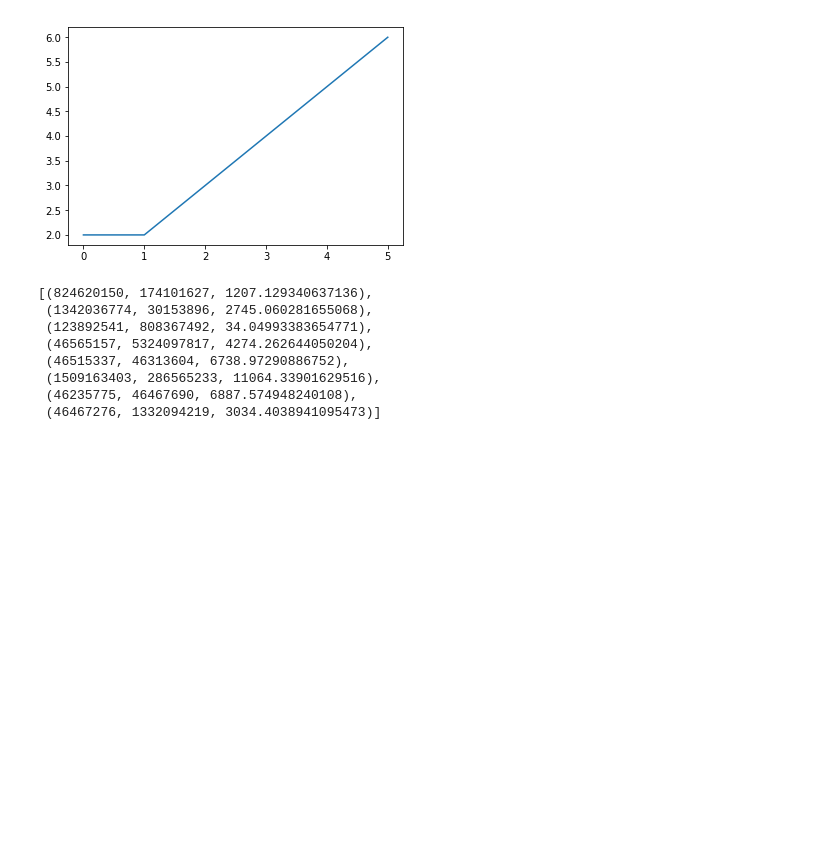
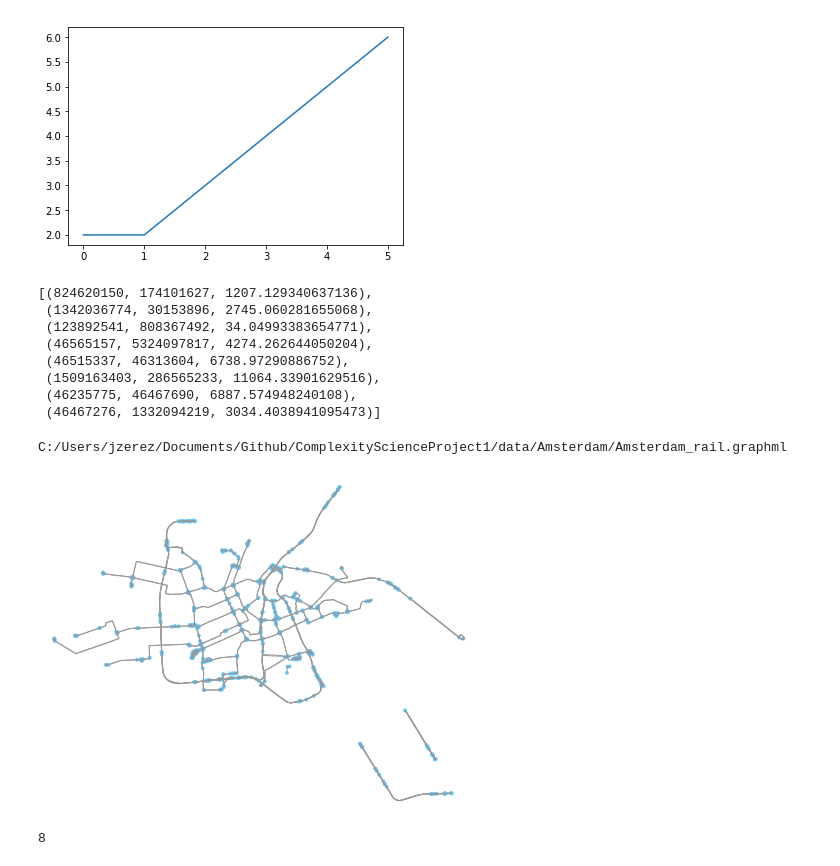
Before and after one commit to jzerez/BikeNetworks, a Jupyter notebook: code/Final Notebook_Nate_Jon_Nate.ipynb, the cells around one changed output. Cells and saved outputs as stored; diff of their text form; code cells hidden in the pictures; blank space fills up the shorter version.

```diff
--- a/code/Final Notebook_Nate_Jon_Nate.ipynb
+++ b/code/Final Notebook_Nate_Jon_Nate.ipynb
@@ -14,8 +14,9 @@ def get_data(city='Detroit', mode='bike', root_path='../data/'):
             files = os.listdir(root_path+folder)
             bike_data = [file for file in files if mode in file][0]
             path = root_path + folder+ '/'+ bike_data;
-    G = ox.load_graphml('C:/Users/nlepore/ComplexityScienceProject1/data/{}/{}_bike.graphml'.format(city,city))
-    #G = ox.load_graphml('C:/Users/jzerez/Documents/Github/ComplexityScienceProject1/data/{}/{}_bike.graphml'.format(city,city))
+#     G = ox.load_graphml('C:/Users/nlepore/ComplexityScienceProject1/data/{}/{}_bike.graphml'.format(city,city))
+    print('C:/Users/jzerez/Documents/Github/ComplexityScienceProject1/data/{}/{}_{}.graphml'.format(city,city,mode))
+    G = ox.load_graphml('C:/Users/jzerez/Documents/Github/ComplexityScienceProject1/data/{}/{}_{}.graphml'.format(city,city,mode))
     convert_lengths_to_floats(G)
     return G
     #return nx.read_graphml(path)
@@ -479,3 +481,13 @@ edges
  (1509163403, 286565233, 11064.33901629516),
  (46235775, 46467690, 6887.574948240108),
  (46467276, 1332094219, 3034.4038941095473)]
+# %%
+name = 'Amsterdam'
+G = get_data(name, mode='rail')
+ox.plot_graph(G)
+wcc = get_components(G)
+len(wcc)
+# %% [output]
+C:/Users/jzerez/Documents/Github/ComplexityScienceProject1/data/Amsterdam/Amsterdam_rail.graphml
+[figure, added]
+8
```
Also changed, not shown: parts of 1 cell of this notebook, 2 other files.
